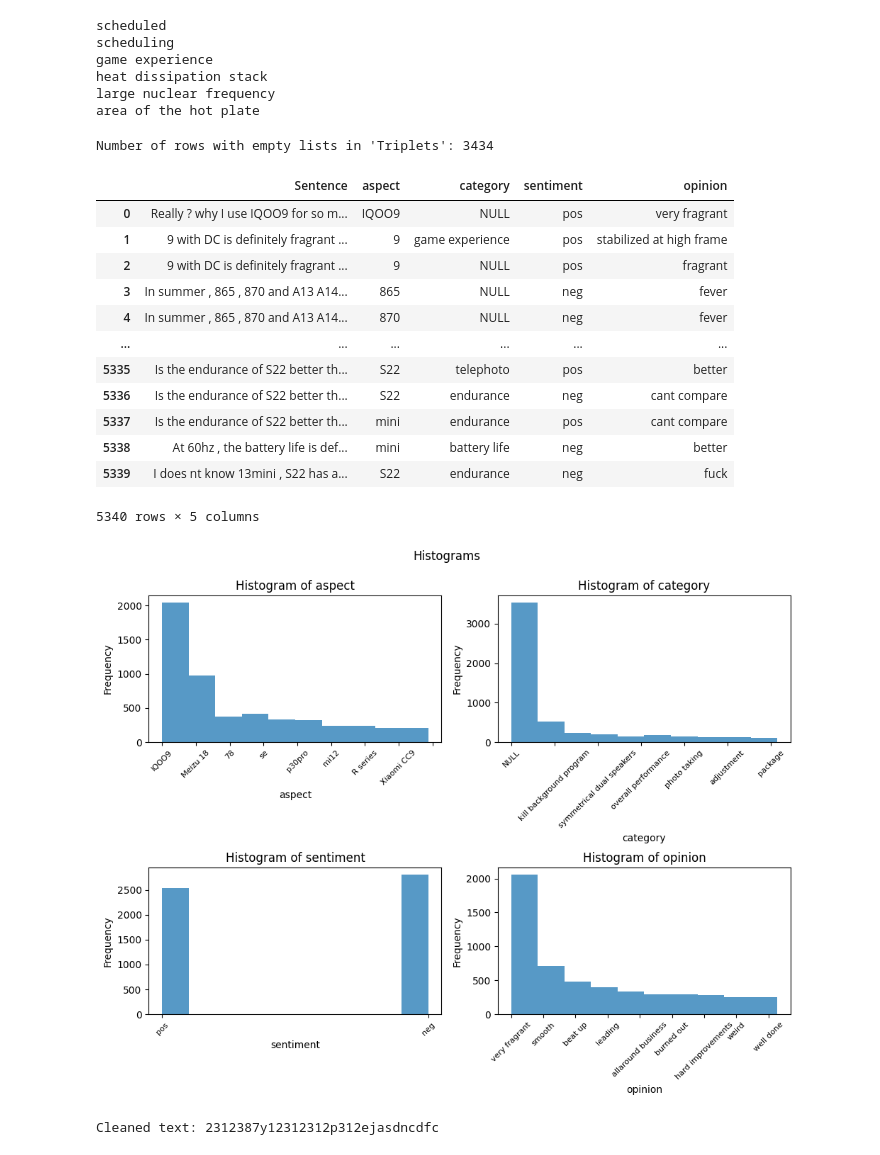
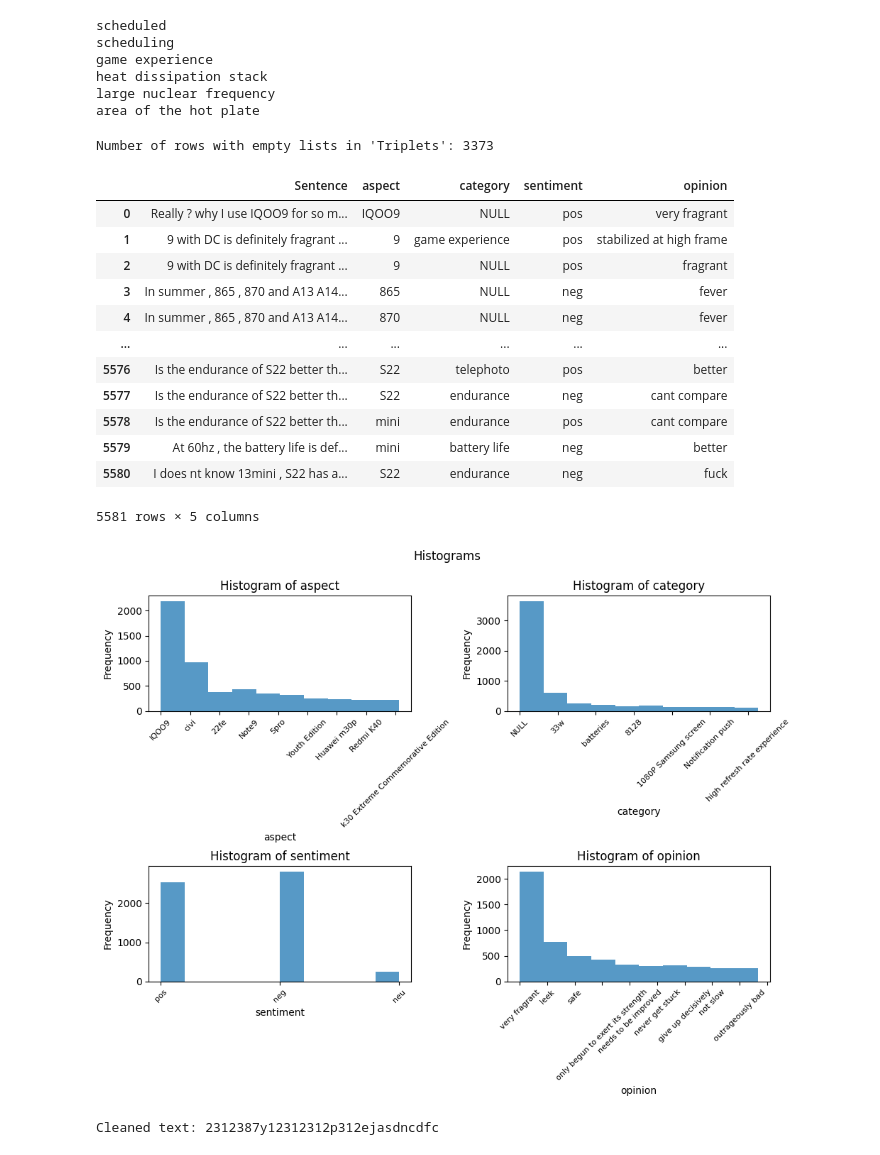
Before and after one commit to hkhnhan1994/DiaASQ, a Jupyter notebook: preprocessing/DiaASQ.ipynb, the cells around one changed output. Drawn from its saved outputs; the diff is of its cells as text; code cells hidden in the pictures.

Commit message:
histogram

```diff
--- a/preprocessing/DiaASQ.ipynb
+++ b/preprocessing/DiaASQ.ipynb
@@ -219,7 +219,7 @@ def assign_positions_to_paragraphs(paragraphs, triplets):
           category = t[8] if t[8] !="" else 'NULL'
           opinion = t[9] if t[9] !="" else 'NULL'
           count=count-index if count-index>0 else count
-          if (index-spot) < len(p.split()) and (index-spot)>=0 and(aspect!= -1 and sentiment!= -1 and category!= -1 and opinion!= -1 ) and(sentiment not in [ 'doubt', 'amb', 'neu']) :
+          if (index-spot) < len(p.split()) and (index-spot)>=0 and(aspect!= -1 and sentiment!= -1 and category!= -1 and opinion!= -1 ) and(sentiment not in [ 'doubt', 'amb']) :
             merged_elements = ' '.join(p.split()[index-spot:index-spot + count]).replace(',','').strip()
             new_s=p.split()
 
@@ -265,7 +265,7 @@ count_empty_lists = (final_result['Triplets'].apply(lambda x: len(x) == 0)).sum(
 print("Number of rows with empty lists in 'Triplets':", count_empty_lists)
 final_result = final_result[final_result['Triplets'].apply(lambda x: len(x) > 0)]
 # %% [output]
-Number of rows with empty lists in 'Triplets': 3434
+Number of rows with empty lists in 'Triplets': 3373
 # %%
 view_final_result =final_result
 
@@ -286,36 +286,43 @@ view_final_result
 | 3 | In summer , 865 , 870 and A13 A14... | 865 | NULL | neg | fever |
 | 4 | In summer , 865 , 870 and A13 A14... | 870 | NULL | neg | fever |
 | ... | ... | ... | ... | ... | ... |
-| 5335 | Is the endurance of S22 better th... | S22 | telephoto | pos | better |
-| 5336 | Is the endurance of S22 better th... | S22 | endurance | neg | cant compare |
-| 5337 | Is the endurance of S22 better th... | mini | endurance | pos | cant compare |
-| 5338 | At 60hz , the battery life is def... | mini | battery life | neg | better |
-| 5339 | I does nt know 13mini , S22 has a... | S22 | endurance | neg | fuck |
+| 5576 | Is the endurance of S22 better th... | S22 | telephoto | pos | better |
+| 5577 | Is the endurance of S22 better th... | S22 | endurance | neg | cant compare |
+| 5578 | Is the endurance of S22 better th... | mini | endurance | pos | cant compare |
+| 5579 | At 60hz , the battery life is def... | mini | battery life | neg | better |
+| 5580 | I does nt know 13mini , S22 has a... | S22 | endurance | neg | fuck |
-5340 rows × 5 columns
+5581 rows × 5 columns
 # %%
 import matplotlib.pyplot as plt
 from matplotlib.ticker import MaxNLocator
+
 columns_to_plot = ['aspect', 'category', 'sentiment', 'opinion']
 
 fig, axes = plt.subplots(2, 2, figsize=(10, 8))
 fig.suptitle("Histograms")
-# fig.autofmt_xdate(rotation=45,)
+
 for i, column in enumerate(columns_to_plot):
     row, col = divmod(i, 2)
     ax = axes[row, col]
 
-    ax.hist(view_final_result[column].dropna(), bins=10, alpha=0.75)
+    data = view_final_result[column].dropna()
+    ax.hist(data, bins=10, alpha=0.75)
     ax.set_title(f'Histogram of {column}')
     ax.set_xlabel(column)
     ax.set_ylabel('Frequency')
+
     # Customize the x-axis labels
-    ax.xaxis.set_major_locator(MaxNLocator(integer=True, prune='both'))
-    ax.tick_params(axis='x', labelrotation=45, labelsize=8)
+    if column == 'sentiment':
+        ax.tick_params(axis='x', labelrotation=45, labelsize=8)
+    else:
+        ax.xaxis.set_major_locator(MaxNLocator(integer=True, prune='both'))
+        ax.tick_params(axis='x', labelrotation=45, labelsize=8)
+
 plt.tight_layout()
 plt.subplots_adjust(top=0.9)
 plt.show()
 # %% [output]
-[figure, old version]
+[figure, new version]
 # %%
 def remove_specific_special_chars(text, chars_to_remove):
     try:
```
